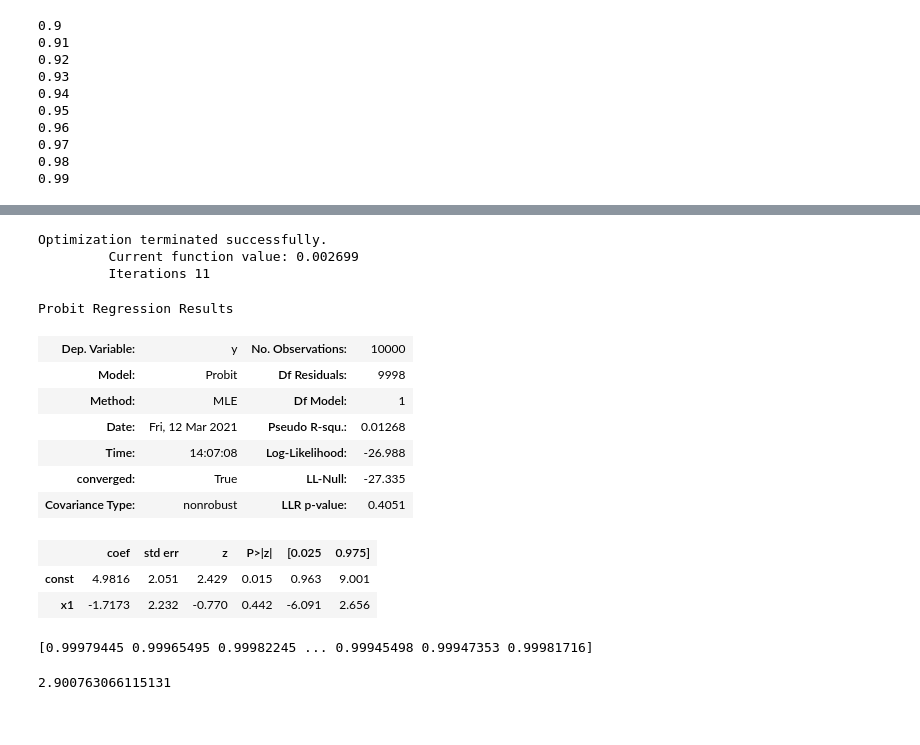
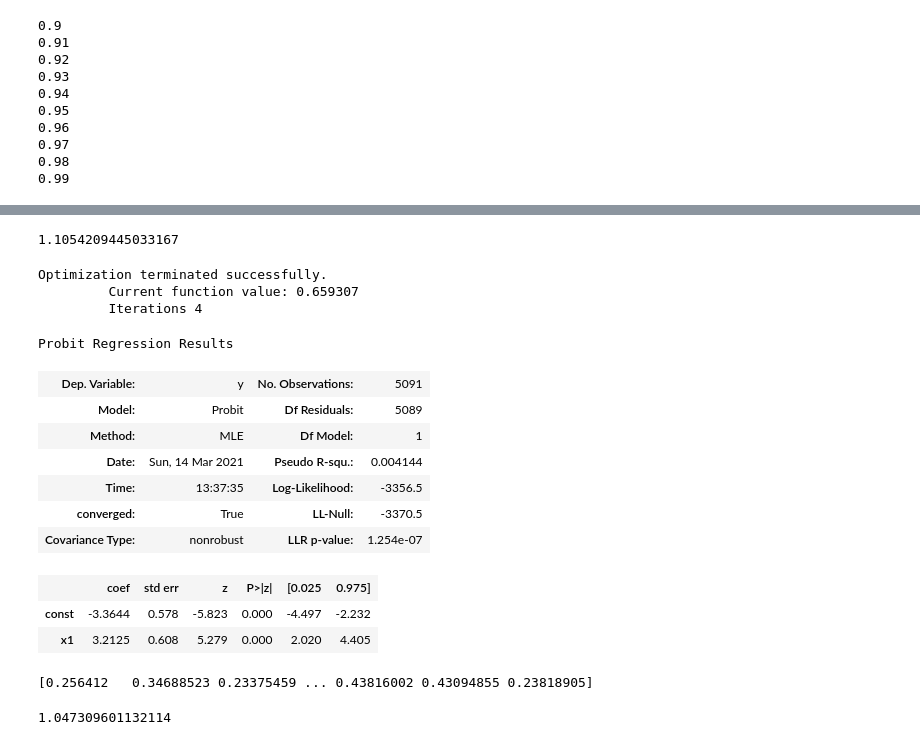
Before and after one commit to GeorgeHockey/metrics-formal-coursework, a Jupyter notebook: problem_2_v2.ipynb, the cells around one changed output, grey strips where cells are left out. Cells and saved outputs as stored; diff of their text form; code cells hidden in the pictures.

Commit message:
finished 3 with lasso, need to check functions make sense and then add all sizes / make neat and prep for outputs

```diff
--- a/problem_2_v2.ipynb
+++ b/problem_2_v2.ipynb
@@ -153,16 +150,17 @@ app_dist.columns = ["Theta^", "DM res"]
 # %%
-app_dist = pd.DataFrame([theta_100_ninety,dm_100_ninety]).T
+app_dist = pd.DataFrame([theta_100,dm_100]).T
 app_dist.columns = ["Theta^", "DM res"]
+app_dist = app_dist.sort_values("Theta^")
 
 sampled_theta = []
 sampled_dm = []
 
 block = [1000,2000,3000,4000,5000,6000,7000,8000,9000]
 # two number multiply to give total runs * rho
-for i in range(5000):
+for i in range(10000):
     if i in block:
         print(i)
-    start = i
+    start = i -100
     end = i + 100
     sampled_theta.append(app_dist["Theta^"][start:end].mean())
     sampled_dm.append(app_dist["DM res"][start:end].mean())
@@ -229,7 +203,7 @@ dtype: float64
 theta_100_ninety = theta_100[np.where(theta_100>0.90)]
 dm_100_ninety = dm_100[np.where(theta_100>0.90)]
 
-model = Probit(dm_100_ninety, sm.add_constant(theta_100_ninety))
+model = Probit(dm_100_ninety, sm.add_constant(theta_100_ninety),cov_type = "HAC")
 probit_model = model.fit()
 probit_model.summary()
 # %% [output]
@@ -456,12 +451,15 @@ r = [0.90, 0.91, 0.92, 0.93, 0.94, 0.95, 0.96, 0.97, 0.98, 0.99]
 runs = 1000
 size = 100
 nw = size ** (1/3)
-cv = norm.ppf(0.975)
+cv = norm.ppf(0.95)
 theta_100_3 = []
 dm_100_3 = []
+est_rho_100 = []
+alpha_100 = []
 
 for rho in r:
     print(rho)
+
     for run in range(runs):
         start = rg.normal(0,1/(1-(rho**2)))
         run_holder = []
@@ -477,13 +475,15 @@ for rho in r:
         y_diff = y.diff()
 
         # Fit using first half, size//2
-        x = sm.add_constant(y_diff.shift(1).dropna()[:size//2-1])
-        dep = y_diff[2:].dropna()[:size//2-1]
+        x = sm.add_constant(y.shift(1).dropna()[:size//2])
+        dep = y_diff[1:].dropna()[:size//2]
 
-        res = sm.OLS(dep,x).fit()
-        a, b = res.params
+        a, b, alpha = lasso_reg(x,dep)
 
-        mod = AutoReg(y[:(size//2)-1], lags=1, trend="c", old_names=False)
+        #res = sm.OLS(dep,x).fit()
+        #a, b = res.params
+
+        mod = AutoReg(y[:(size//2)], lags=1, trend="c", old_names=False)
         theta = mod.fit().params[1]
         #res = mod.fit()
 
@@ -498,10 +498,11 @@ for rho in r:
         #oos_1step = res.params * y_diff
 
         est = []
-        for i in range(1,99):
+        for i in range(1,100):
+            a = a
             t_1 = y[i-1]
-            t_2 = y_diff[i-1]
-            est.append(t_1 + a + (b) * t_2 )
+            e = a + t_1 * (b) + t_1
+            est.append(e)
         oos_1step = np.asarray(est)
 
 
@@ -522,7 +523,9 @@ for rho in r:
             mark = 0
 
         # Append the estimated thetas and the DM results into lists
+        alpha_100.append(alpha)
         theta_100_3.append(theta)
+        est_rho_100.append(b)
         dm_100_3.append(mark)
 
 theta_100_3 = np.asarray(theta_100_3)
@@ -553,0 +548,2 @@ array([0.85513225, 0.9273263 , 0.8219334 , ..., 0.99867492, 0.98852632,
+# %%
+alpha_100 = np.asarray(alpha_100)
@@ -554,33 +574,41 @@ array([0.85513225, 0.9273263 , 0.8219334 , ..., 0.99867492, 0.98852632,
+# %%
+np.mean(loss_1step)
+# %% [output]
+1.1054209445033167
 # %%
-# 3. PROBIT MODEL
+# PROBIT MODEL
 
-model = Probit(dm_100_3, sm.add_constant(theta_100_3))
+theta_100_3_ninety = theta_100_3[np.where(theta_100_3>0.90)]
+dm_100_3_ninety = dm_100_3[np.where(theta_100_3>0.90)]
+alpha_100_ninety = alpha_100[np.where(theta_100_3>0.90)]
+
+model = Probit(dm_100_3_ninety, sm.add_constant(theta_100_3_ninety))
 probit_model = model.fit()
 probit_model.summary()
 # %% [output]
 Optimization terminated successfully.
-         Current function value: 0.002699
-         Iterations 11
+         Current function value: 0.659307
+         Iterations 4
 Probit Regression Results
-| Dep. Variable: | y | No. Observations: | 10000 |
-| Model: | Probit | Df Residuals: | 9998 |
+| Dep. Variable: | y | No. Observations: | 5091 |
+| Model: | Probit | Df Residuals: | 5089 |
 | Method: | MLE | Df Model: | 1 |
-| Date: | Fri, 12 Mar 2021 | Pseudo R-squ.: | 0.01268 |
-| Time: | 14:07:08 | Log-Likelihood: | -26.988 |
-| converged: | True | LL-Null: | -27.335 |
-| Covariance Type: | nonrobust | LLR p-value: | 0.4051 |
+| Date: | Sun, 14 Mar 2021 | Pseudo R-squ.: | 0.004144 |
+| Time: | 13:37:35 | Log-Likelihood: | -3356.5 |
+| converged: | True | LL-Null: | -3370.5 |
+| Covariance Type: | nonrobust | LLR p-value: | 1.254e-07 |
 |  | coef | std err | z | P>|z| | [0.025 | 0.975] |
-| const | 4.9816 | 2.051 | 2.429 | 0.015 | 0.963 | 9.001 |
-| x1 | -1.7173 | 2.232 | -0.770 | 0.442 | -6.091 | 2.656 |
+| const | -3.3644 | 0.578 | -5.823 | 0.000 | -4.497 | -2.232 |
+| x1 | 3.2125 | 0.608 | 5.279 | 0.000 | 2.020 | 4.405 |
 # %%
 # function expressing the probability of a dm rejection in terms of the estimated
-print(norm.cdf(probit_model.params[0] + theta_100 * probit_model.params[1]))
+print(norm.cdf(probit_model.params[0] + theta_100_3 * probit_model.params[1]))
 
 # Value of theta at which it is better to approximate the distribution with a random walk
 (norm.ppf(0.5) - probit_model.params[0]) / probit_model.params[1]
 # %% [output]
-[0.99979445 0.99965495 0.99982245 ... 0.99945498 0.99947353 0.99981716]
+[0.256412   0.34688523 0.23375459 ... 0.43816002 0.43094855 0.23818905]
-2.900763066115131
+1.047309601132114
 # %%
 probit_model.params[1]
 # %% [output]
```
Also changed, not shown: parts of 25 cells of this notebook.
